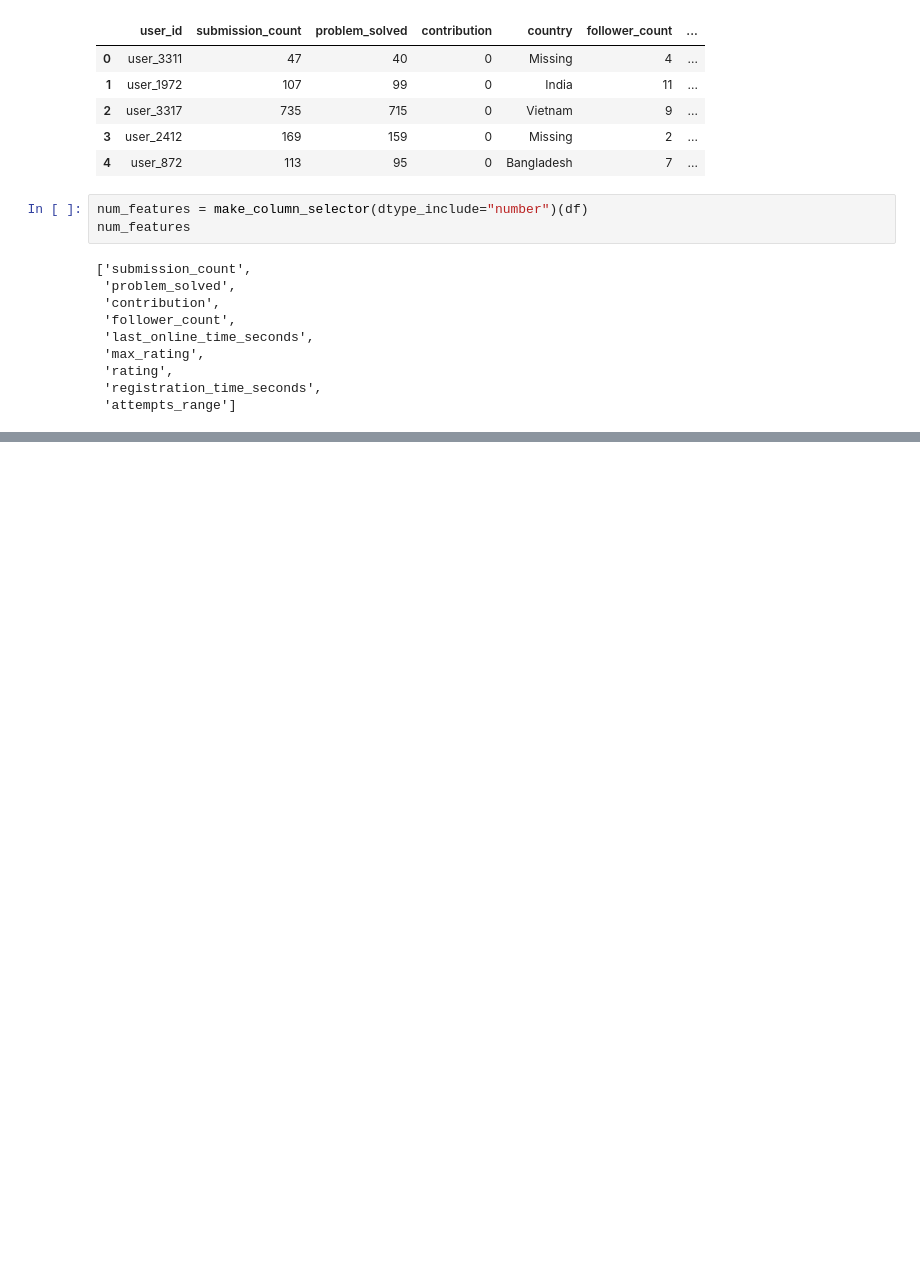
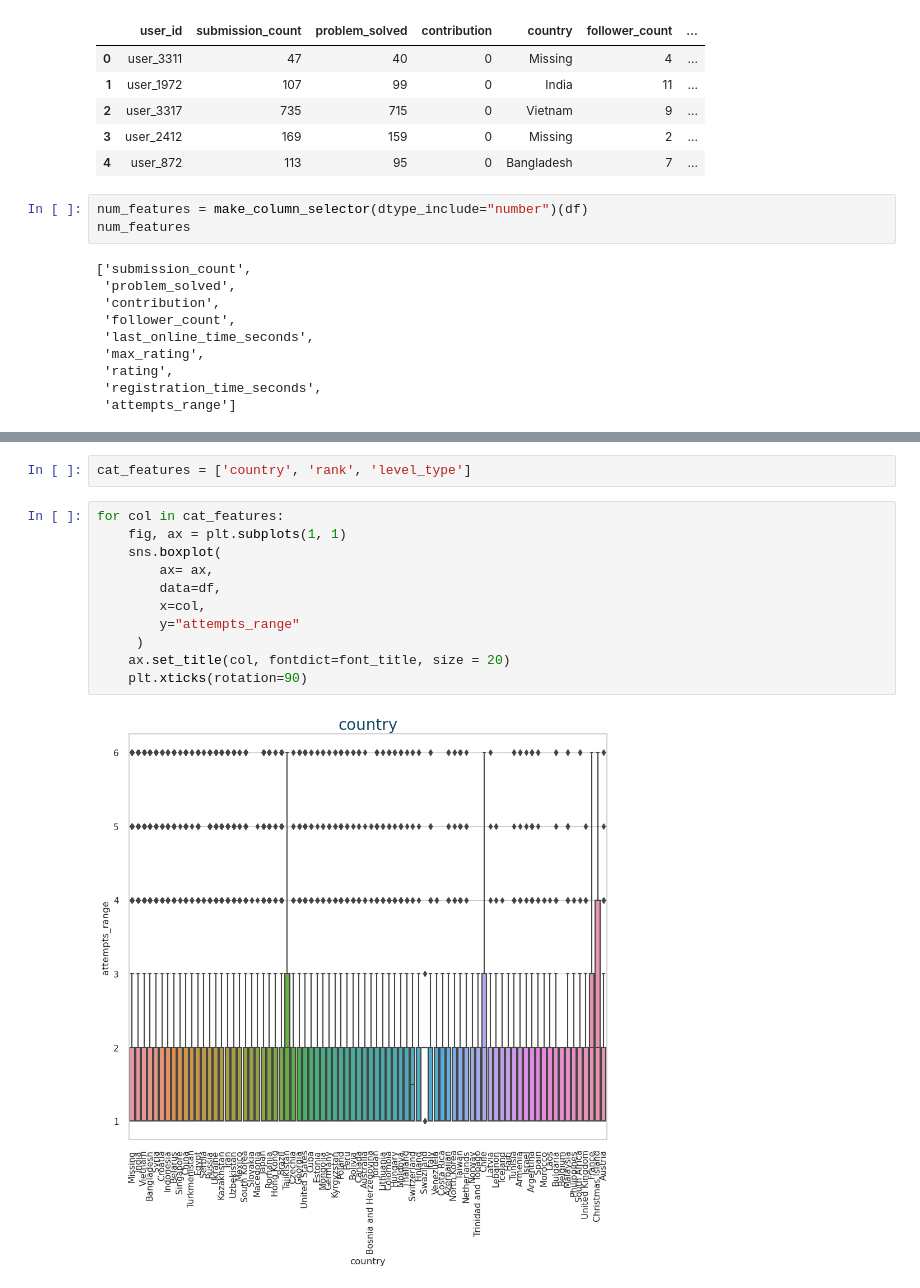
Before and after one commit to YeisonAndreyLiCe/machine_learning_classification, a Jupyter notebook: notebooks/visualizations.ipynb, the cells around one changed output, grey strips where cells are left out. Cells and saved outputs as stored; diff of their text form; blank space fills up the shorter version.

```diff
--- a/notebooks/visualizations.ipynb
+++ b/notebooks/visualizations.ipynb
@@ -62,0 +65,15 @@ for col in num_features:
+# %%
+cat_features = ['country', 'rank', 'level_type']
+# %%
+for col in cat_features:
+    fig, ax = plt.subplots(1, 1)
+    sns.boxplot(
+        ax= ax,
+        data=df,
+        x=col,
+        y="attempts_range"
+     )
+    ax.set_title(col, fontdict=font_title, size = 20)
+    plt.xticks(rotation=90)
+# %% [output]
+[figure, added]
```
Also changed, not shown: parts of 2 cells of this notebook, 2 other files.
